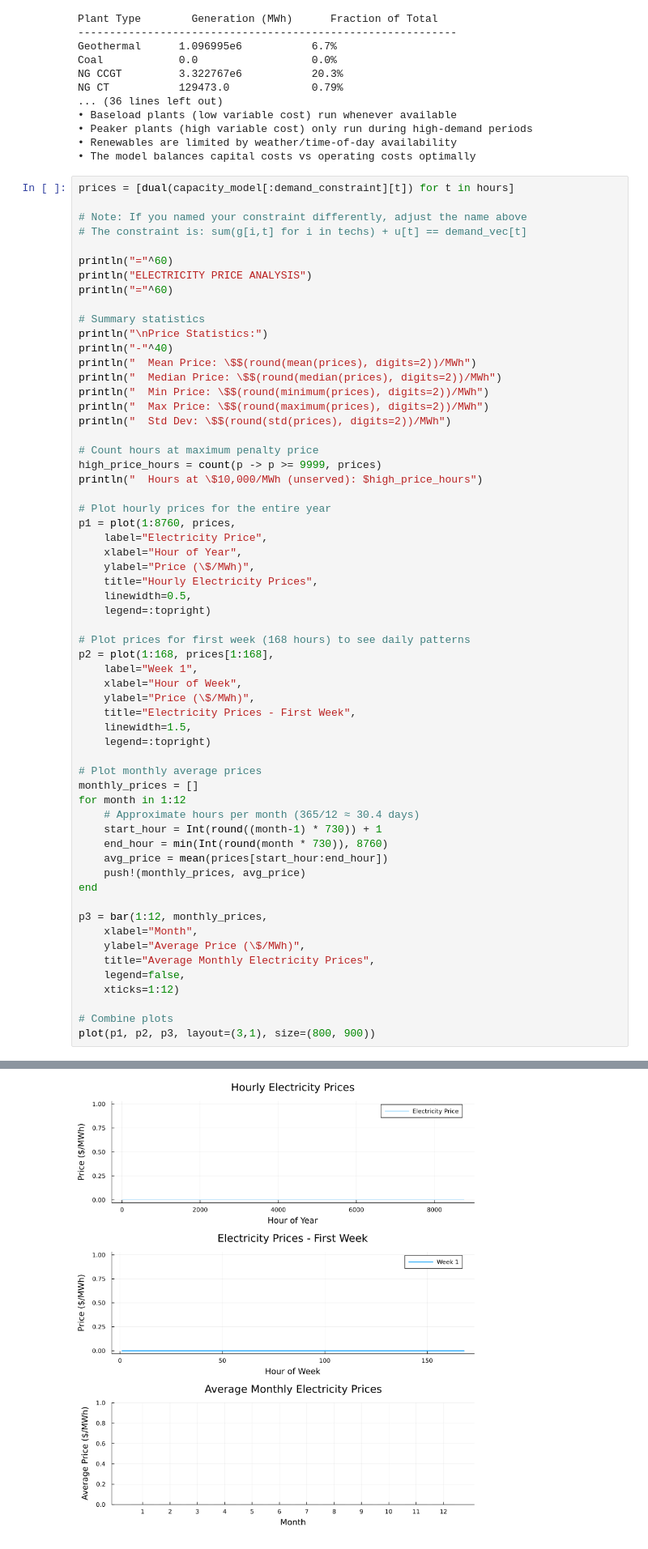
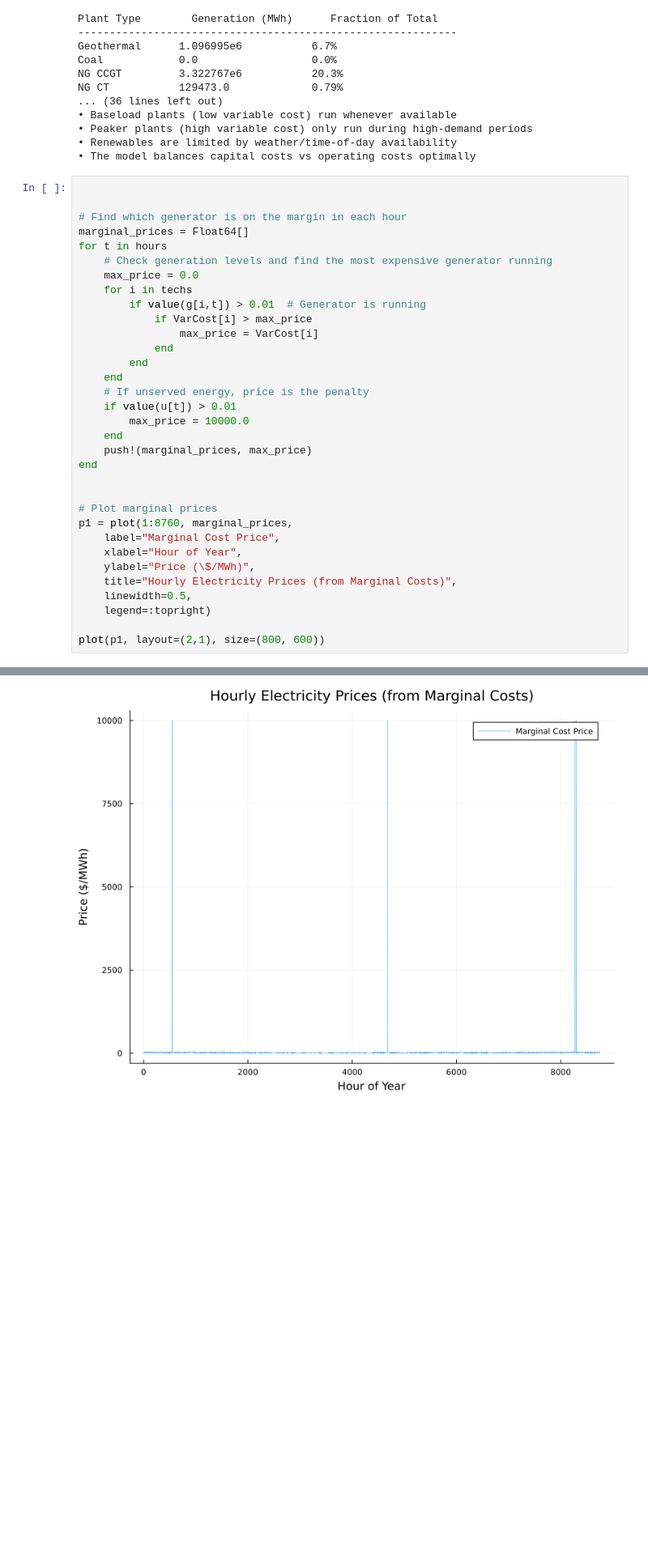
Before and after one commit to BEE4750-FA25/hw4-clairepj, a Jupyter notebook: hw04.ipynb, the cells around one changed output, grey strips where cells are left out. Shown at 81% size. Cells and saved outputs as stored; diff of their text form; blank space fills up the shorter version.

```diff
--- a/hw04.ipynb
+++ b/hw04.ipynb
@@ -673,63 +673,36 @@ NG CT           129473.0             0.79%
 • Renewables are limited by weather/time-of-day availability
 • The model balances capital costs vs operating costs optimally
 # %%
-prices = [dual(capacity_model[:demand_constraint][t]) for t in hours]
 
-# Note: If you named your constraint differently, adjust the name above
-# The constraint is: sum(g[i,t] for i in techs) + u[t] == demand_vec[t]
 
-println("="^60)
-println("ELECTRICITY PRICE ANALYSIS")
-println("="^60)
+# Find which generator is on the margin in each hour
+marginal_prices = Float64[]
+for t in hours
+    # Check generation levels and find the most expensive generator running
+    max_price = 0.0
+    for i in techs
+        if value(g[i,t]) > 0.01  # Generator is running
+            if VarCost[i] > max_price
+                max_price = VarCost[i]
+            end
+        end
+    end
+    # If unserved energy, price is the penalty
+    if value(u[t]) > 0.01
+        max_price = 10000.0
+    end
+    push!(marginal_prices, max_price)
+end
 
-# Summary statistics
-println("\nPrice Statistics:")
-println("-"^40)
-println("  Mean Price: \$$(round(mean(prices), digits=2))/MWh")
-println("  Median Price: \$$(round(median(prices), digits=2))/MWh")
-println("  Min Price: \$$(round(minimum(prices), digits=2))/MWh")
-println("  Max Price: \$$(round(maximum(prices), digits=2))/MWh")
-println("  Std Dev: \$$(round(std(prices), digits=2))/MWh")
 
-# Count hours at maximum penalty price
-high_price_hours = count(p -> p >= 9999, prices)
-println("  Hours at \$10,000/MWh (unserved): $high_price_hours")
-
-# Plot hourly prices for the entire year
-p1 = plot(1:8760, prices,
-    label="Electricity Price",
+# Plot marginal prices
+p1 = plot(1:8760, marginal_prices,
+    label="Marginal Cost Price",
     xlabel="Hour of Year",
     ylabel="Price (\$/MWh)",
-    title="Hourly Electricity Prices",
+    title="Hourly Electricity Prices (from Marginal Costs)",
     linewidth=0.5,
     legend=:topright)
 
-# Plot prices for first week (168 hours) to see daily patterns
-p2 = plot(1:168, prices[1:168],
-    label="Week 1",
-    xlabel="Hour of Week",
-    ylabel="Price (\$/MWh)",
-    title="Electricity Prices - First Week",
-    linewidth=1.5,
-    legend=:topright)
-
-# Plot monthly average prices
-monthly_prices = []
-for month in 1:12
-    # Approximate hours per month (365/12 ≈ 30.4 days)
-    start_hour = Int(round((month-1) * 730)) + 1
-    end_hour = min(Int(round(month * 730)), 8760)
-    avg_price = mean(prices[start_hour:end_hour])
-    push!(monthly_prices, avg_price)
-end
-
-p3 = bar(1:12, monthly_prices,
-    xlabel="Month",
-    ylabel="Average Price (\$/MWh)",
-    title="Average Monthly Electricity Prices",
-    legend=false,
-    xticks=1:12)
-
-# Combine plots
-plot(p1, p2, p3, layout=(3,1), size=(800, 900))
+plot(p1, layout=(2,1), size=(800, 600))
 # %% [output]
@@ -748,4 +709,4 @@ Price Statistics:
-[figure, old version]
+[figure, new version]
 # %% [markdown]
 ## References
 
```
Also changed, not shown: parts of 1 cell of this notebook.
